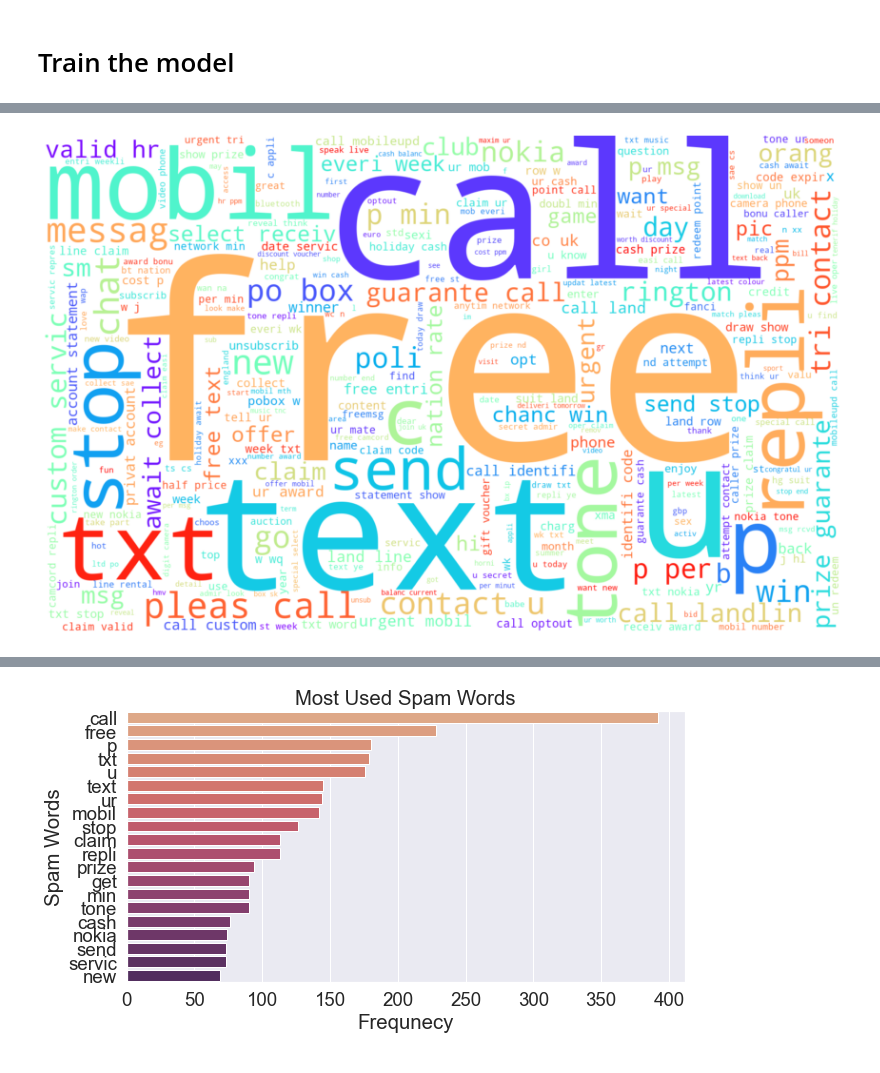
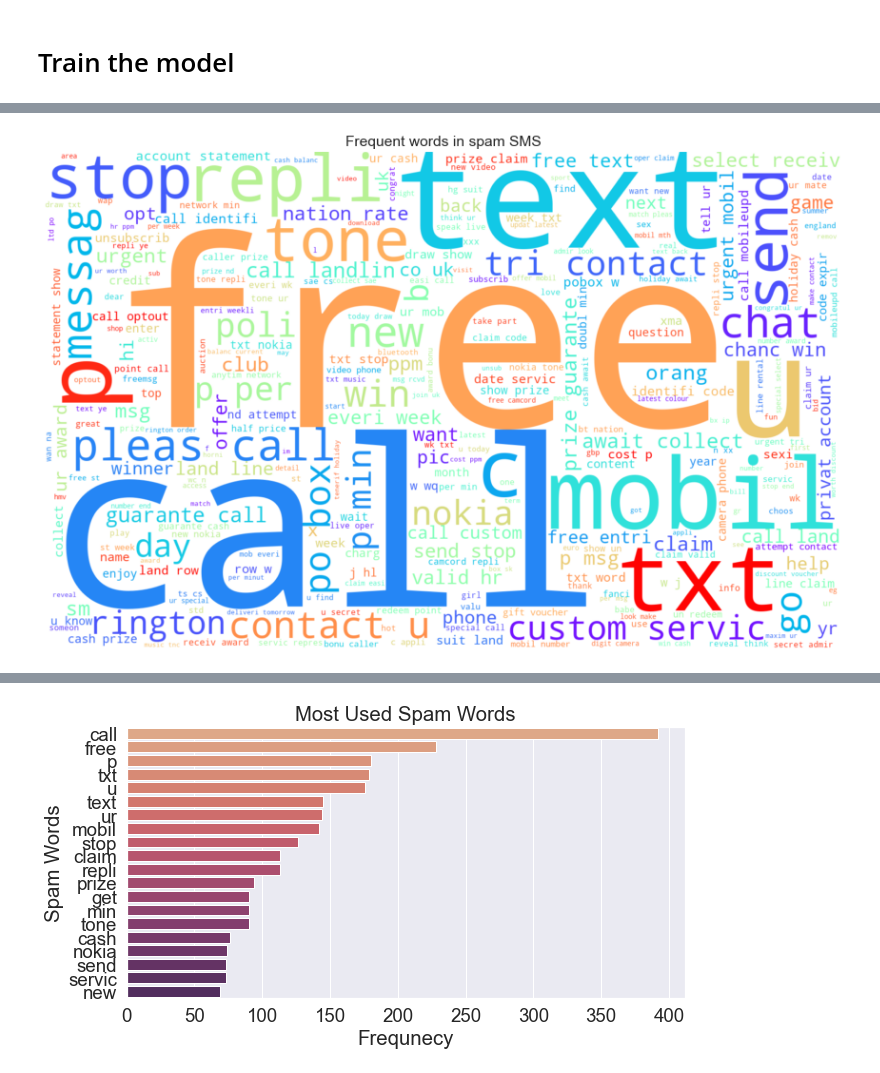
Before and after one commit to aswani848/6830Project5, a Jupyter notebook: 6830project5.ipynb, the cells around one changed output, grey strips where cells are left out. Saved outputs shown, nothing was run; the diff lists cells and outputs as text; code cells hidden in the pictures.

```diff
--- a/6830project5.ipynb
+++ b/6830project5.ipynb
@@ -33,7 +46,7 @@ We want to compare SMS and email spam data.
 # %% [markdown]
 # Read data
 # %%
-sms_data=pd.read_csv('spamdata.csv')
+sms_data=pd.read_csv('SMSspamdata.csv')
 sms_data
 # %% [output]
 |  | Category | Message |
@@ -193,10 +182,11 @@ from wordcloud import WordCloud
 # %%
 #Most used words in spam SMS
 text = " ".join(sms_data[sms_data['Category'] == 0]['Message'])
 plt.figure(figsize = (15, 10))
 wordcloud = WordCloud(max_words=300, height= 1000, width = 1600,  background_color="white", colormap= 'rainbow_r').generate(text)
 plt.imshow(wordcloud, interpolation="bilinear")
 plt.axis('off')
+plt.title("Frequent words in spam SMS")
 plt.show()
 # %% [output]
-[figure, old version]
+[figure, new version]
```
Also changed, not shown: parts of 23 cells of this notebook.
